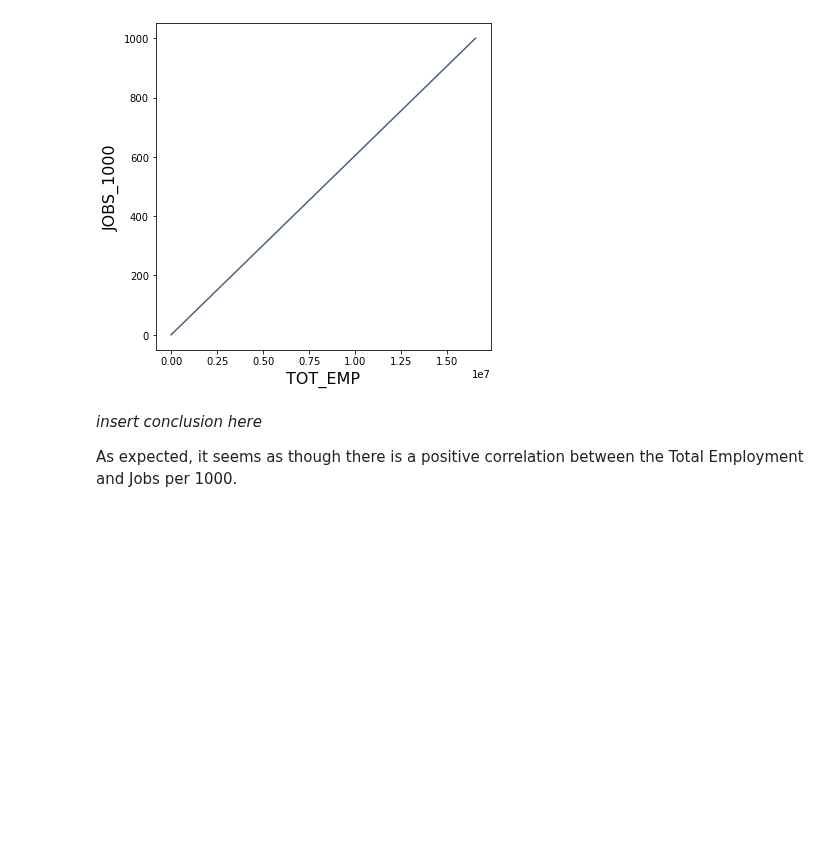
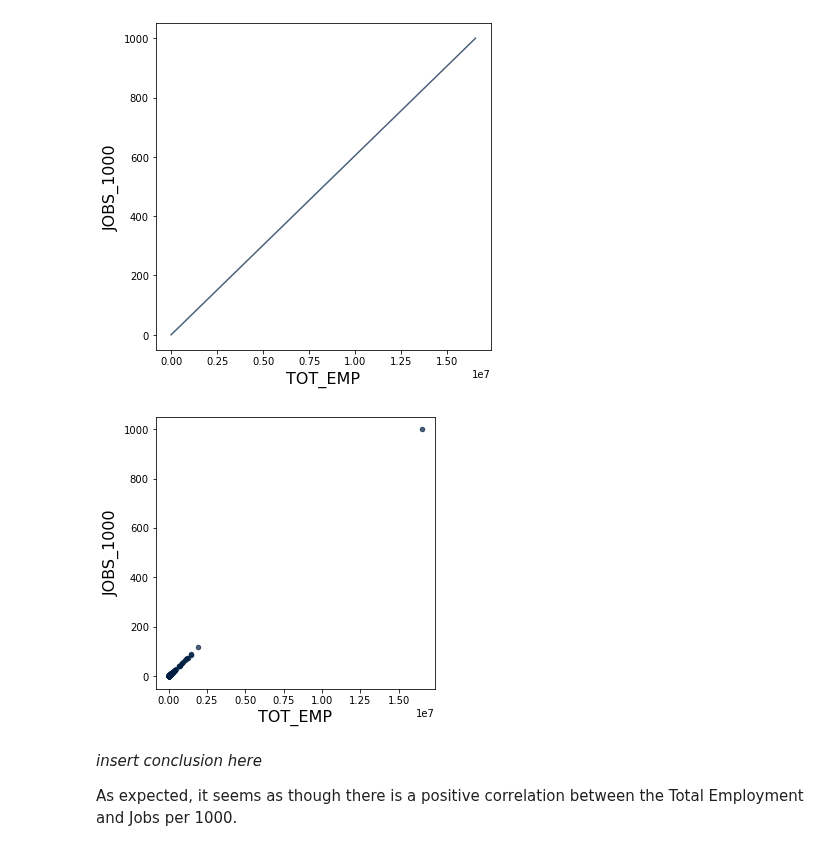
Before and after one commit to ds-modules/PUBPOL-ETHSTD-C164A-SP23, a Jupyter notebook: Intro to Table Manipulation (Take home).ipynb, the cells around one changed output. Cells and saved outputs as stored; diff of their text form; code cells hidden in the pictures; blank space fills up the shorter version.

Commit message:
scatter plot

```diff
--- a/Intro to Table Manipulation (Take home).ipynb
+++ b/Intro to Table Manipulation (Take home).ipynb
@@ -325,6 +325,10 @@ cali_updated["JOBS_1000"] = cali_updated["JOBS_1000"].astype(float) # answer
 cali_updated.plot("TOT_EMP", "JOBS_1000")
 # %% [output]
 [figure]
+# %%
+cali_updated.scatter("TOT_EMP", "JOBS_1000")
+# %% [output]
+[figure, added]
 # %% [markdown]
 *insert conclusion here*
 
```
Also changed, not shown: parts of 2 cells of this notebook.
